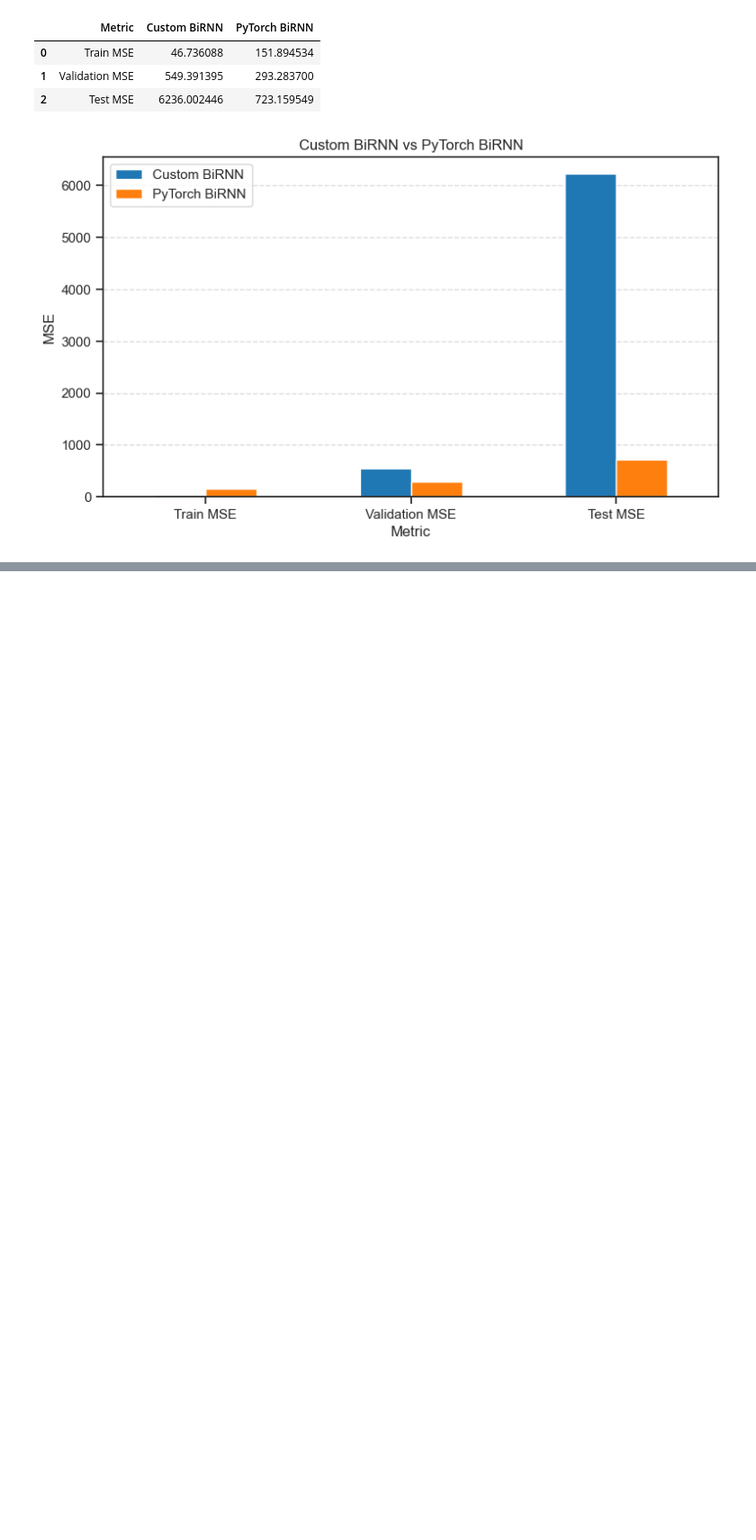
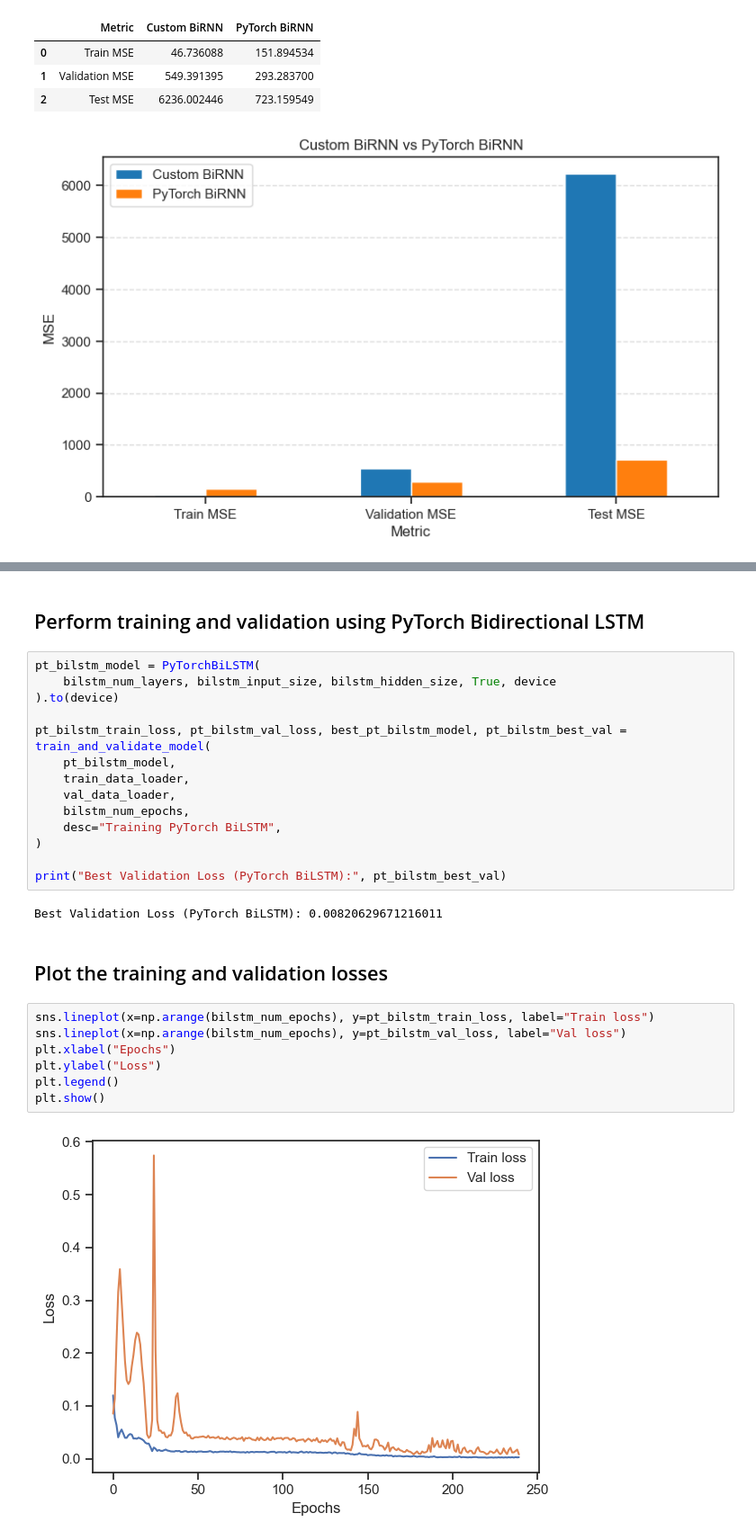
Before and after one commit to ShambaC/Deep-Learning-Lab-AI69202, a Jupyter notebook: Bi-RNN/bi-rnn.ipynb, the cells around one changed output, grey strips where cells are left out. Shown at 90% size. Cells and saved outputs as stored; diff of their text form; blank space fills up the shorter version.

```diff
--- a/Bi-RNN/bi-rnn.ipynb
+++ b/Bi-RNN/bi-rnn.ipynb
@@ -530,0 +771,29 @@ PyTorch BiRNN Test MSE: 723.1595492477072
+# %% [markdown]
+## Perform training and validation using PyTorch Bidirectional LSTM
+# %%
+pt_bilstm_model = PyTorchBiLSTM(
+    bilstm_num_layers, bilstm_input_size, bilstm_hidden_size, True, device
+).to(device)
+
+pt_bilstm_train_loss, pt_bilstm_val_loss, best_pt_bilstm_model, pt_bilstm_best_val = train_and_validate_model(
+    pt_bilstm_model,
+    train_data_loader,
+    val_data_loader,
+    bilstm_num_epochs,
+    desc="Training PyTorch BiLSTM",
+)
+
+print("Best Validation Loss (PyTorch BiLSTM):", pt_bilstm_best_val)
+# %% [output]
+Best Validation Loss (PyTorch BiLSTM): 0.00820629671216011
+# %% [markdown]
+## Plot the training and validation losses
+# %%
+sns.lineplot(x=np.arange(bilstm_num_epochs), y=pt_bilstm_train_loss, label="Train loss")
+sns.lineplot(x=np.arange(bilstm_num_epochs), y=pt_bilstm_val_loss, label="Val loss")
+plt.xlabel("Epochs")
+plt.ylabel("Loss")
+plt.legend()
+plt.show()
+# %% [output]
+[figure, added]
```
Also changed, not shown: parts of 26 cells of this notebook, 1 other file.
